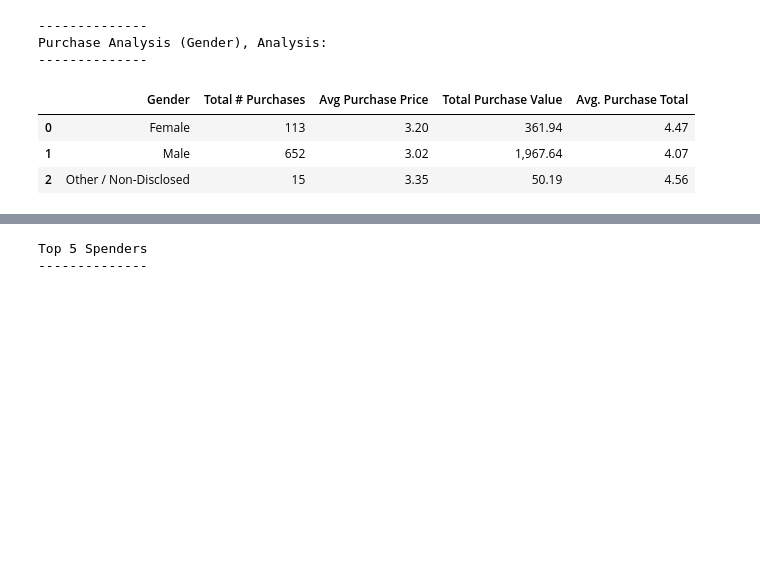
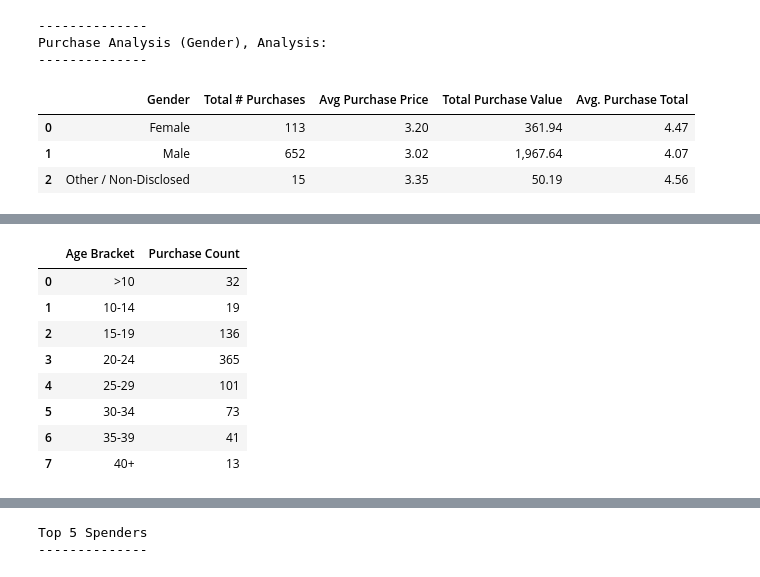
Before and after one commit to JosefinaAureaAmaro/01_Python_Pandas, a Jupyter notebook: Heroes_of_Pymoli.ipynb, the cells around one changed output, grey strips where cells are left out. Drawn from its saved outputs; the diff is of its cells as text; code cells hidden in the pictures; blank space fills up the shorter version.

```diff
--- a/Heroes_of_Pymoli.ipynb
+++ b/Heroes_of_Pymoli.ipynb
@@ -228,0 +221,15 @@ print(AgeBracketcolumn)
+# %%
+#calculate Purchase Count
+
+age_purch_count = df.groupby('Age Bracket')["Price"].count().reset_index(name = "Purchase Count")
+age_purch_count
+# %% [output]
+|  | Age Bracket | Purchase Count |
+| 0 | >10 | 32 |
+| 1 | 10-14 | 19 |
+| 2 | 15-19 | 136 |
+| 3 | 20-24 | 365 |
+| 4 | 25-29 | 101 |
+| 5 | 30-34 | 73 |
+| 6 | 35-39 | 41 |
+| 7 | 40+ | 13 |
```
Also changed, not shown: parts of 8 cells of this notebook.
